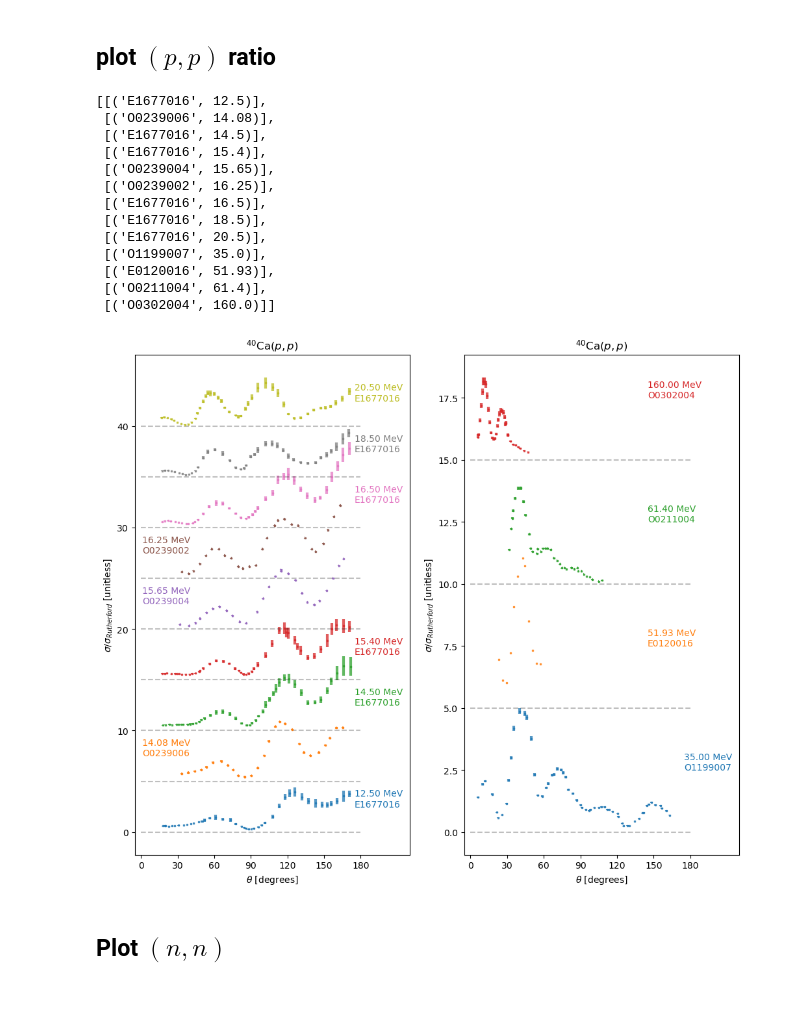
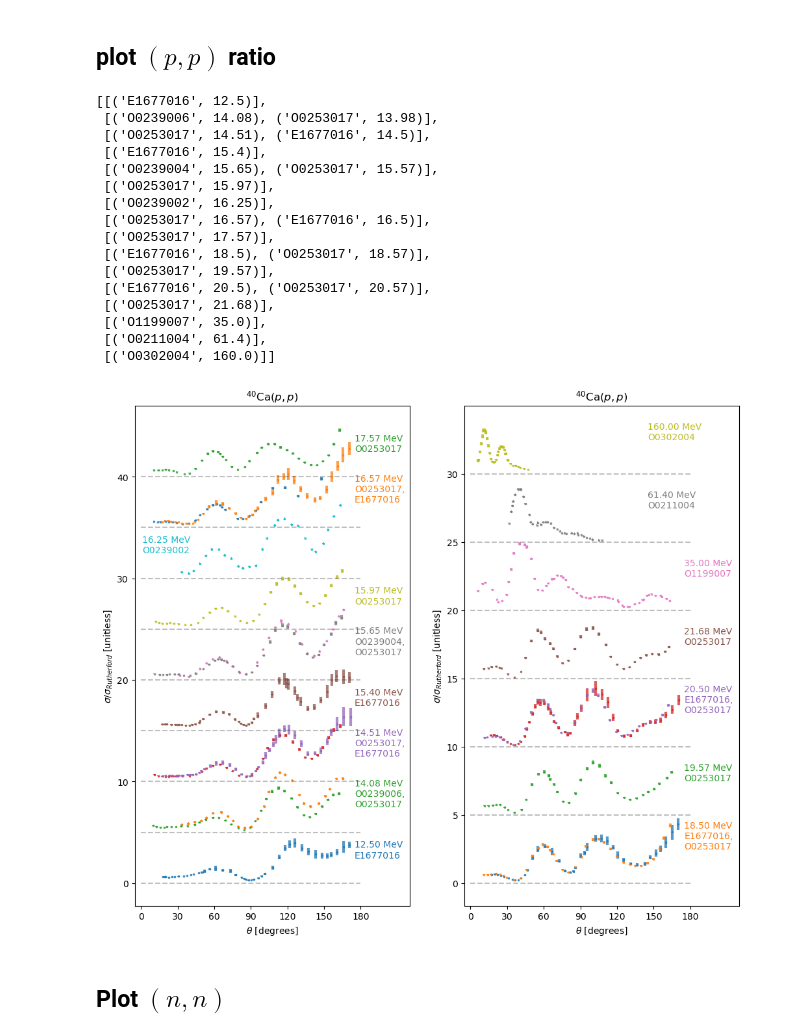
Before and after one commit to beykyle/elm, a Jupyter notebook: data/elastic/Ca40.ipynb, the cells around one changed output. Cells and saved outputs as stored; diff of their text form; code cells hidden in the pictures; blank space fills up the shorter version.

```diff
--- a/data/elastic/Ca40.ipynb
+++ b/data/elastic/Ca40.ipynb
@@ -185,8 +197,8 @@ Subentry O0328003 has an ambiguous set of error labels:
 entries_ppr["E1677"] = reattempt_parse(
     failed_parses_ppr["E1677"],
     parsing_kwargs={
-        "err_labels": ["+DATA-ERR", "-DATA-ERR"],
-        "err_treatment": "difference",
+        "statistical_err_labels": ["+DATA-ERR", "-DATA-ERR"],
+        "statistical_err_treatment": "difference",
     },
 )
 # %% [output]
@@ -196,8 +208,7 @@ Found subentry E1677016 with the following columns:
 entries_ppr["O0211"] = reattempt_parse(
     failed_parses_ppr["O0211"],
     parsing_kwargs={
-        "err_labels": ["ERR-T", "DATA-ERR"],
-        "err_treatment": "independent",
+        "statistical_err_labels": ["DATA-ERR", "ERR-T"],
     },
 )
 # %% [output]
@@ -207,8 +218,8 @@ Found subentry O0211004 with the following columns:
 entries_ppr["O0253"] = reattempt_parse(
     failed_parses_ppr["O0253"],
     parsing_kwargs={
-        "err_labels": ["ERR-1", "ERR-2", "DATA-ERR"],
-        "err_treatment": "independent",
+        "statistical_err_labels": ["ERR-1", "ERR-DIG"],
+        "systematic_err_labels": ["ERR-2"],
     },
 )
 # %% [output]
@@ -233,8 +229,8 @@ Found subentry O0253026 with the following columns:
 entries_ppr["O0302"] = reattempt_parse(
     failed_parses_ppr["O0302"],
     parsing_kwargs={
-        "err_labels": [ "DATA-ERR1", "ERR-DIG"],
-        "err_treatment": "independent",
+        "statistical_err_labels": ["DATA-ERR1", "ERR-DIG"],
+        "systematic_err_labels": ["DATA-ERR2"],
     },
 )
 # %% [output]
@@ -326,16 +318,19 @@ measurements_categorized = exfor_tools.categorize_measurements_by_energy(
 [[(m.subentry, m.Einc) for m in l] for l in measurements_categorized]
 # %% [output]
 [[('E1677016', 12.5)],
- [('O0239006', 14.08)],
- [('E1677016', 14.5)],
+ [('O0239006', 14.08), ('O0253017', 13.98)],
+ [('O0253017', 14.51), ('E1677016', 14.5)],
  [('E1677016', 15.4)],
- [('O0239004', 15.65)],
+ [('O0239004', 15.65), ('O0253017', 15.57)],
+ [('O0253017', 15.97)],
  [('O0239002', 16.25)],
- [('E1677016', 16.5)],
- [('E1677016', 18.5)],
- [('E1677016', 20.5)],
+ [('O0253017', 16.57), ('E1677016', 16.5)],
+ [('O0253017', 17.57)],
+ [('E1677016', 18.5), ('O0253017', 18.57)],
+ [('O0253017', 19.57)],
+ [('E1677016', 20.5), ('O0253017', 20.57)],
+ [('O0253017', 21.68)],
  [('O1199007', 35.0)],
- [('E0120016', 51.93)],
  [('O0211004', 61.4)],
  [('O0302004', 160.0)]]
 # %%
@@ -346,35 +341,35 @@ left_over = N % n_per_plot
 if left_over > 0:
     num_plots += 1
 
 
 fig, axes = plt.subplots(1, num_plots, figsize=(6 * num_plots, 10))
 for i in range(num_plots):
     idx0 = i * n_per_plot
     if i == num_plots - 1:
         idxf = N
     else:
         idxf = (i + 1) * n_per_plot
     exfor_tools.plot_angular_distributions(
         measurements_categorized[idx0:idxf],
         axes[i],
         offsets=5,
         data_symbol=list(entries_ppr.values())[0].data_symbol,
         rxn_label=list(entries_ppr.values())[0].rxn,
         label_kwargs={
             "label_xloc_deg": None,
             "label_offset_factor": 2.5,
             "label_energy_err": False,
             "label_offset": False,
             "label_incident_energy": True,
             "label_excitation_energy": False,
             "label_exfor": True,
         },
         log=False,
-        draw_baseline=True
+        draw_baseline=True,
     )
     axes[i].set_xlim([-5, 220])
 # %% [output]
-[figure, old version]
+[figure, new version]
 # %% [markdown]
 ## Plot $(n,n)$
 # %%
```
Also changed, not shown: parts of 26 cells of this notebook, 18 other files.
